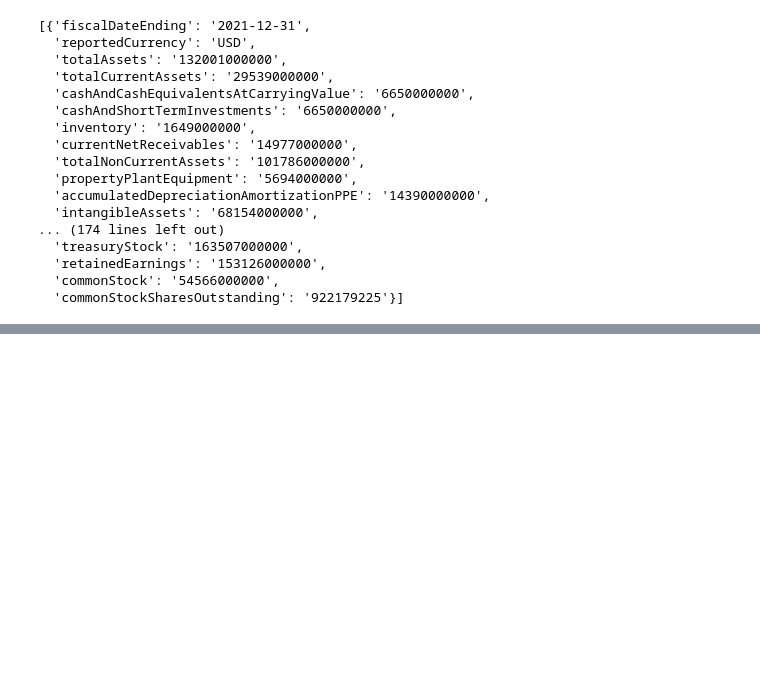
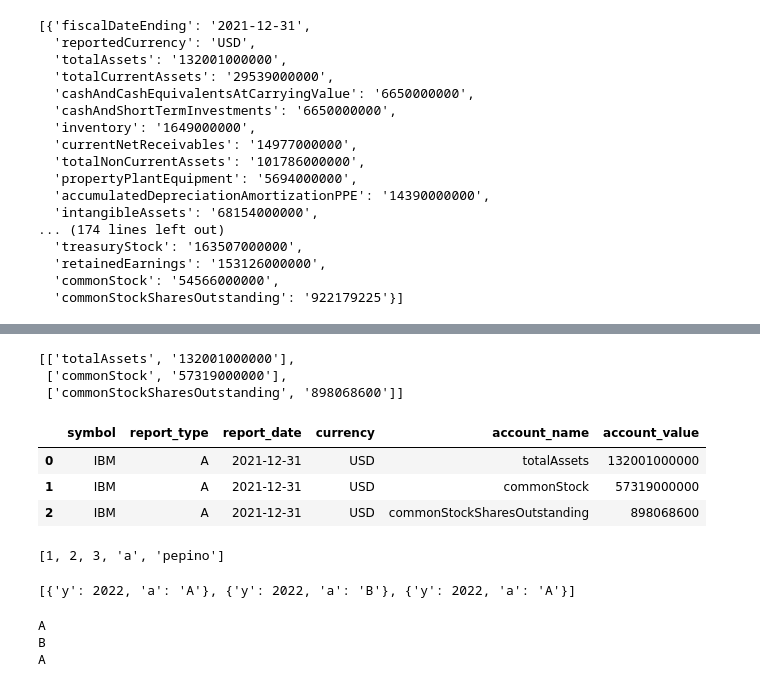
Before and after one commit to nico-corthorn/esg-portfolio, a Jupyter notebook: esgtools/prototype.ipynb, the cells around one changed output, grey strips where cells are left out. Cells and saved outputs as stored; diff of their text form; code cells hidden in the pictures; blank space fills up the shorter version.

```diff
--- a/esgtools/prototype.ipynb
+++ b/esgtools/prototype.ipynb
@@ -804,0 +812,15 @@ data['annualReports']
+# %%
+[[k, v] for k, v in data['annualReports'][0].items() if k in accounts]
+# %% [output]
+[['totalAssets', '132001000000'],
+ ['commonStock', '57319000000'],
+ ['commonStockSharesOutstanding', '898068600']]
+# %%
+data_accounts_lst = [[k, v] for k, v in data['annualReports'][0].items() if k in accounts]
+# %%
+data_accounts = pd.DataFrame(data_accounts_lst, columns=['account_name', 'account_value'])
+# %%
+data_accounts['symbol'] = symbol
+data_accounts['report_type'] = 'A'
+data_accounts['report_date'] = fiscal_date
+data_accounts['currency'] = currency
@@ -804,0 +829,7 @@ data['annualReports']
+# %%
+data_accounts
+# %% [output]
+|  | symbol | report_type | report_date | currency | account_name | account_value |
+| 0 | IBM | A | 2021-12-31 | USD | totalAssets | 132001000000 |
+| 1 | IBM | A | 2021-12-31 | USD | commonStock | 57319000000 |
+| 2 | IBM | A | 2021-12-31 | USD | commonStockSharesOutstanding | 898068600 |
@@ -804,0 +849,4 @@ data['annualReports']
+# %%
+[1,2,3] + ['a', 'pepino']
+# %% [output]
+[1, 2, 3, 'a', 'pepino']
@@ -804,0 +855,11 @@ data['annualReports']
+# %%
+lst
+# %% [output]
+[{'y': 2022, 'a': 'A'}, {'y': 2022, 'a': 'B'}, {'y': 2022, 'a': 'A'}]
+# %%
+for dct in lst:
+    print(dct['a'])
+# %% [output]
+A
+B
+A
```
Also changed, not shown: parts of 18 cells of this notebook, 5 other files.
